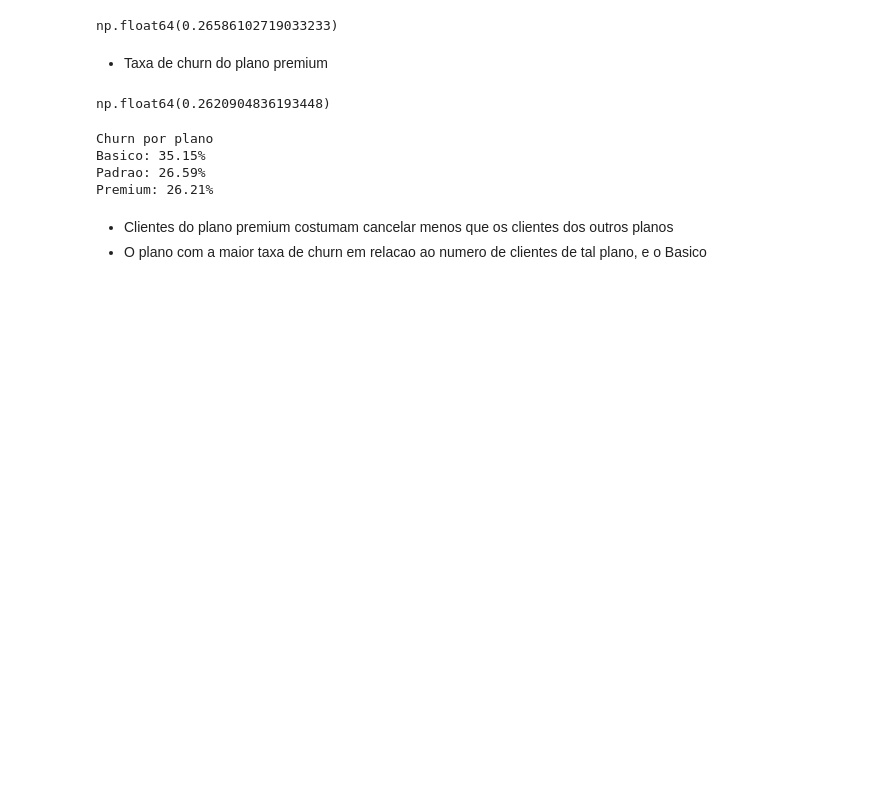
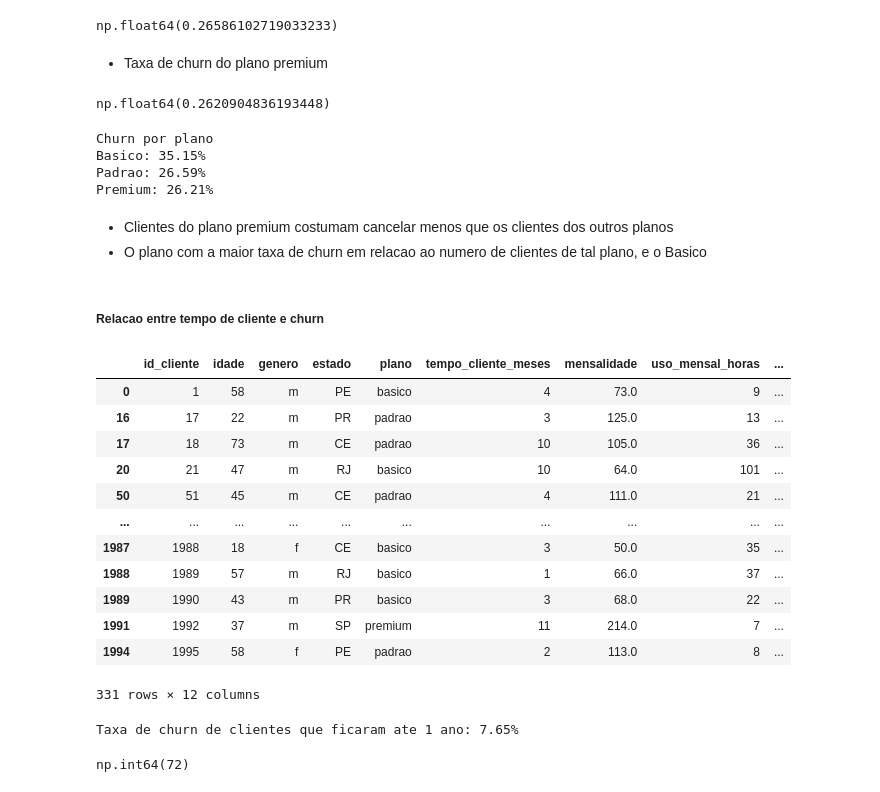
Before and after one commit to Pedro-Antonio-Dev/analise-churn-clientes, a Jupyter notebook: notebooks/churn_clientes.ipynb, the cells around one changed output. Saved outputs shown, nothing was run; the diff lists cells and outputs as text; code cells hidden in the pictures; blank space fills up the shorter version.

Commit message:
feat: Analisando a relacao entre tempo como cliente da empresa e a taxa de churn para quem esta a menos de 12 meses e quem esta a mais de 60 meses

```diff
--- a/notebooks/churn_clientes.ipynb
+++ b/notebooks/churn_clientes.ipynb
@@ -510,3 +510,31 @@ Premium: 26.21%
 # %% [markdown]
 - Clientes do plano premium costumam cancelar menos que os clientes dos outros planos
 - O plano com a maior taxa de churn em relacao ao numero de clientes de tal plano, e o Basico
+# %% [markdown]
+##### Relacao entre tempo de cliente e churn
+# %%
+clientes_ate_um_ano = churn_clientes[churn_clientes["tempo_cliente_meses"] <= 12]
+clientes_ate_um_ano
+# %% [output]
+|  | id_cliente | idade | genero | estado | plano | tempo_cliente_meses | mensalidade | uso_mensal_horas | ... |
+| 0 | 1 | 58 | m | PE | basico | 4 | 73.0 | 9 | ... |
+| 16 | 17 | 22 | m | PR | padrao | 3 | 125.0 | 13 | ... |
+| 17 | 18 | 73 | m | CE | padrao | 10 | 105.0 | 36 | ... |
+| 20 | 21 | 47 | m | RJ | basico | 10 | 64.0 | 101 | ... |
+| 50 | 51 | 45 | m | CE | padrao | 4 | 111.0 | 21 | ... |
+| ... | ... | ... | ... | ... | ... | ... | ... | ... | ... |
+| 1987 | 1988 | 18 | f | CE | basico | 3 | 50.0 | 35 | ... |
+| 1988 | 1989 | 57 | m | RJ | basico | 1 | 66.0 | 37 | ... |
+| 1989 | 1990 | 43 | m | PR | basico | 3 | 68.0 | 22 | ... |
+| 1991 | 1992 | 37 | m | SP | premium | 11 | 214.0 | 7 | ... |
+| 1994 | 1995 | 58 | f | PE | padrao | 2 | 113.0 | 8 | ... |
+331 rows × 12 columns
+# %%
+taxa_churn_clientes_ate_um_ano = (clientes_ate_um_ano["churn"] == "s").sum() / total_clientes
+print(f"Taxa de churn de clientes que ficaram ate 1 ano: {taxa_churn_clientes_ate_um_ano * 100:.2f}%")
+# %% [output]
+Taxa de churn de clientes que ficaram ate 1 ano: 7.65%
+# %%
+churn_clientes["tempo_cliente_meses"].max()
+# %% [output]
+np.int64(72)
```
Also changed, not shown: parts of 4 cells of this notebook.
